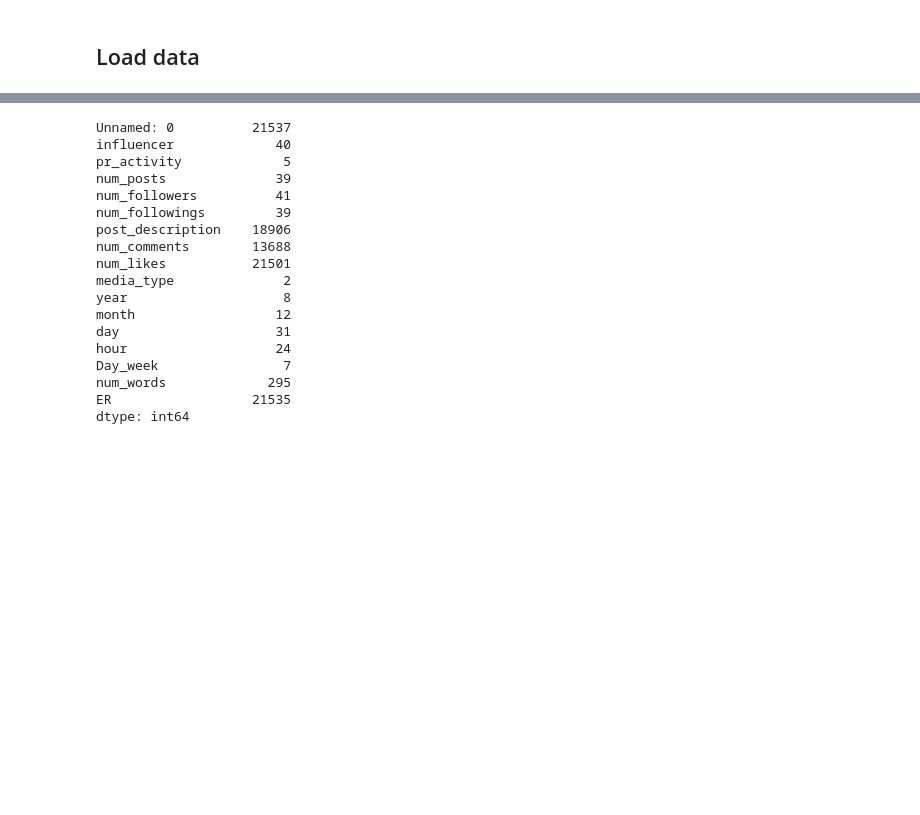
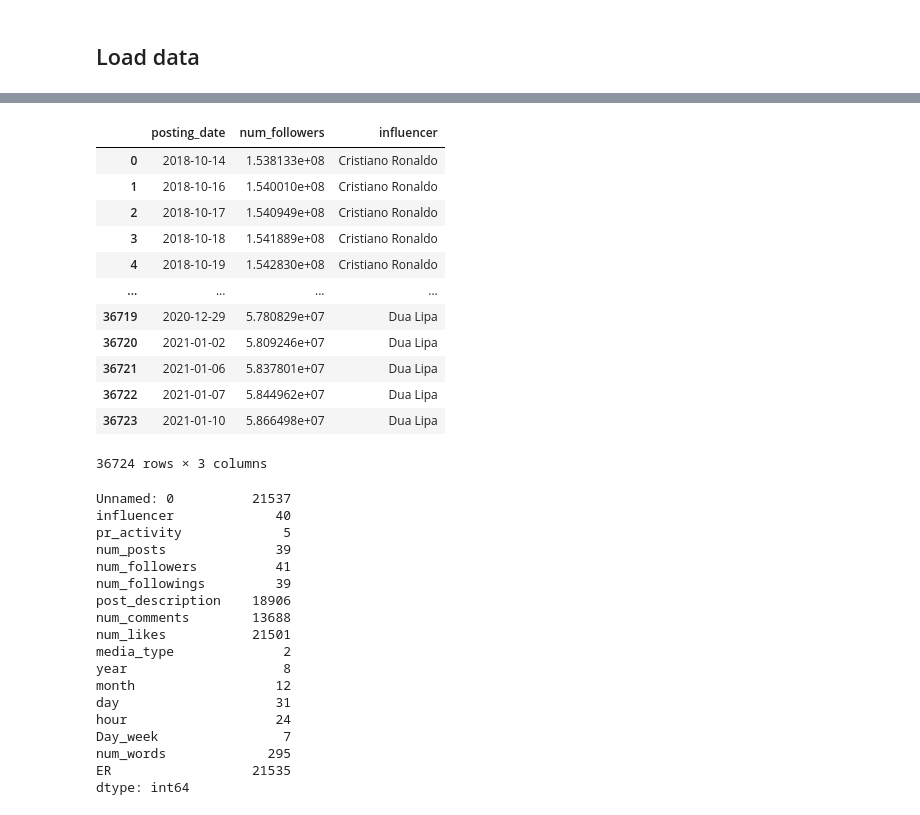
Before and after one commit to BadrAlpha07/Data-Camp-Project, a Jupyter notebook: engagement_rate_starting_kit.ipynb, the cells around one changed output, grey strips where cells are left out. Cells and saved outputs as stored; diff of their text form; code cells hidden in the pictures; blank space fills up the shorter version.

```diff
--- a/engagement_rate_starting_kit.ipynb
+++ b/engagement_rate_starting_kit.ipynb
@@ -203,3 +203,19 @@ df.shape
+# %%
+df
+# %% [output]
+|  | posting_date | num_followers | influencer |
+| 0 | 2018-10-14 | 1.538133e+08 | Cristiano Ronaldo |
+| 1 | 2018-10-16 | 1.540010e+08 | Cristiano Ronaldo |
+| 2 | 2018-10-17 | 1.540949e+08 | Cristiano Ronaldo |
+| 3 | 2018-10-18 | 1.541889e+08 | Cristiano Ronaldo |
+| 4 | 2018-10-19 | 1.542830e+08 | Cristiano Ronaldo |
+| ... | ... | ... | ... |
+| 36719 | 2020-12-29 | 5.780829e+07 | Dua Lipa |
+| 36720 | 2021-01-02 | 5.809246e+07 | Dua Lipa |
+| 36721 | 2021-01-06 | 5.837801e+07 | Dua Lipa |
+| 36722 | 2021-01-07 | 5.844962e+07 | Dua Lipa |
+| 36723 | 2021-01-10 | 5.866498e+07 | Dua Lipa |
+36724 rows × 3 columns
 # %%
 #Count the number of words in the description
 df['num_words'] = pd.Series([len(re.findall(r'\w+', line)) for line in df['post_description']])
```
Also changed, not shown: parts of 3 cells of this notebook, 3 other files.
